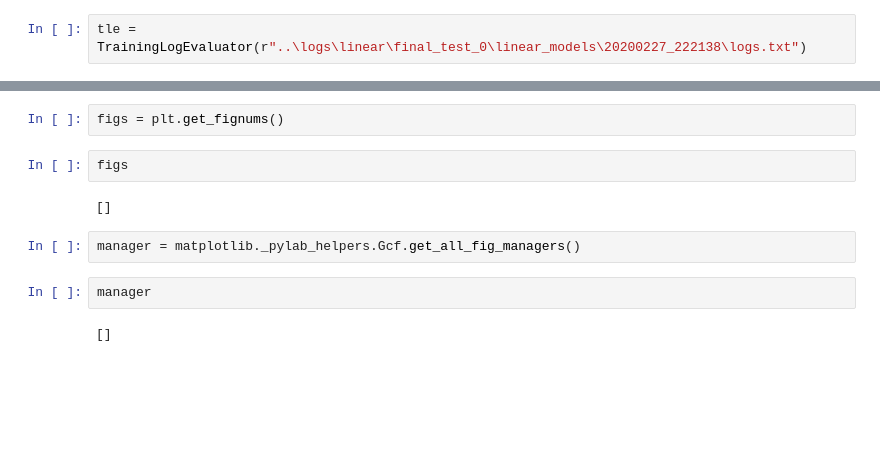
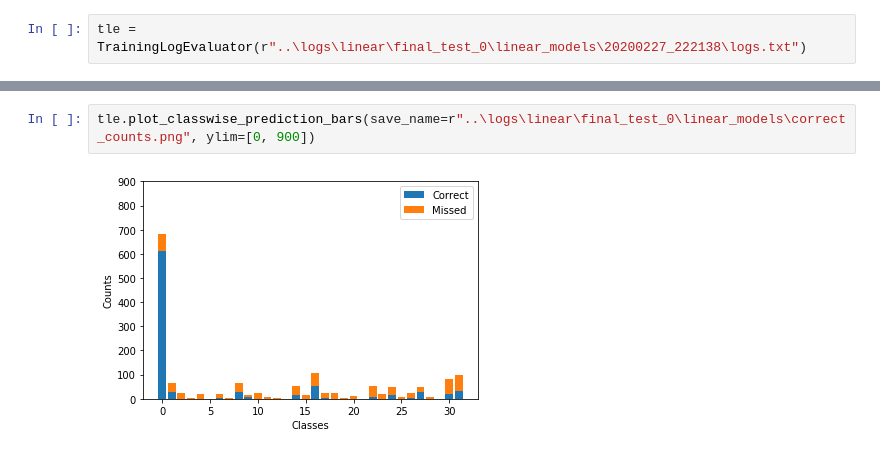
Before and after one commit to XieResearchGroup/PLANS, a Jupyter notebook: notebooks/evaluation.ipynb, the cells around one changed output, grey strips where cells are left out. Saved outputs shown, nothing was run; the diff lists cells and outputs as text; blank space fills up the shorter version.

Commit message:
plot and calculate statistics

```diff
--- a/notebooks/evaluation.ipynb
+++ b/notebooks/evaluation.ipynb
@@ -35,12 +15,4 @@ fig.show()
-# %%
-figs = plt.get_fignums()
-# %%
-figs
-# %% [output]
-[]
-# %%
-manager = matplotlib._pylab_helpers.Gcf.get_all_fig_managers()
-# %%
-manager
-# %% [output]
-[]
+# %%
+tle.plot_classwise_prediction_bars(save_name=r"..\logs\linear\final_test_0\linear_models\correct_counts.png", ylim=[0, 900])
+# %% [output]
+[figure, added]
```
Also changed, not shown: parts of 28 cells of this notebook.
